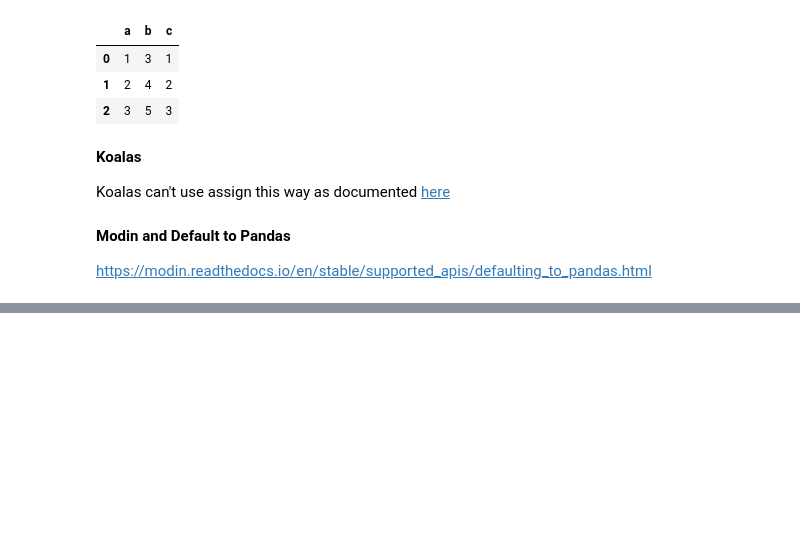
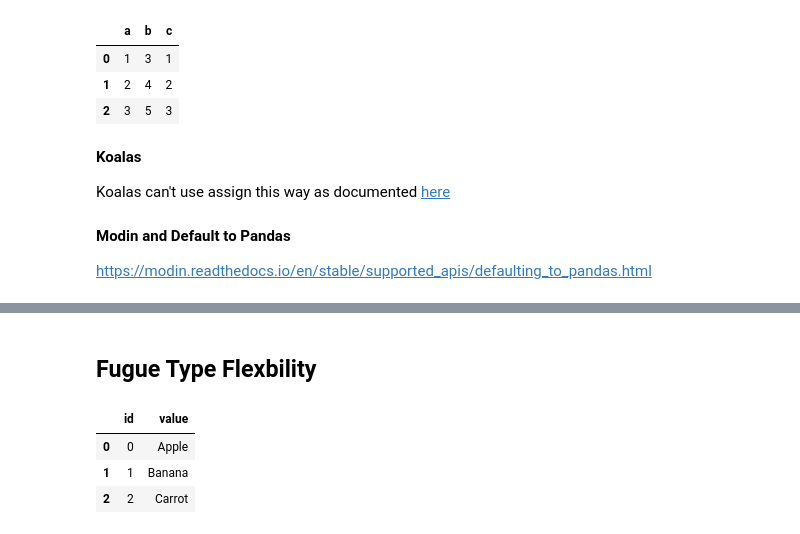
Before and after one commit to kvnkho/demos, a Jupyter notebook: meetups/data-science-dc-fugue/porting_code_to_spark.ipynb, the cells around one changed output, grey strips where cells are left out. Saved outputs shown, nothing was run; the diff lists cells and outputs as text; code cells hidden in the pictures; blank space fills up the shorter version.

```diff
--- a/meetups/data-science-dc-fugue/porting_code_to_spark.ipynb
+++ b/meetups/data-science-dc-fugue/porting_code_to_spark.ipynb
@@ -716,0 +823,39 @@ https://modin.readthedocs.io/en/stable/supported_apis/defaulting_to_pandas.html
+# %% [markdown]
+## Fugue Type Flexbility
+# %%
+from typing import List, Dict, Any, Iterable
+
+def map_letter_to_food(df: pd.DataFrame, mapping: Dict[str, str]) -> pd.DataFrame:
+    df["value"] = df["value"].map(mapping)
+    return df
+
+def map_letter_to_food2(df: List[Dict[str,Any]], mapping) -> Iterable[Dict[str,Any]]:
+    for row in df:
+        row["value"] = mapping[row["value"]]
+        yield row
+
+def map_letter_to_food3(df: List[List[Any]], mapping) -> List[List[Any]]:
+    for row in df:
+        row[1] = mapping[row[1]]
+    return df
+
+def map_letter_to_food4(df: List[List[Any]], mapping) -> pd.DataFrame:
+    for row in df:
+        row[1] = mapping[row[1]]
+    df = pd.DataFrame.from_records(df, columns=["id", "value"])
+    return df
+# %%
+df = pd.DataFrame({"id":[0,1,2], "value": (["A", "B", "C"])})
+map_dict = {"A": "Apple", "B": "Banana", "C": "Carrot"}
+
+res = transform(df,
+               map_letter_to_food2,
+               schema="*",
+               params=dict(mapping=map_dict),
+               )
+res
+# %% [output]
+|  | id | value |
+| 0 | 0 | Apple |
+| 1 | 1 | Banana |
+| 2 | 2 | Carrot |
```
Also changed, not shown: parts of 28 cells of this notebook.
